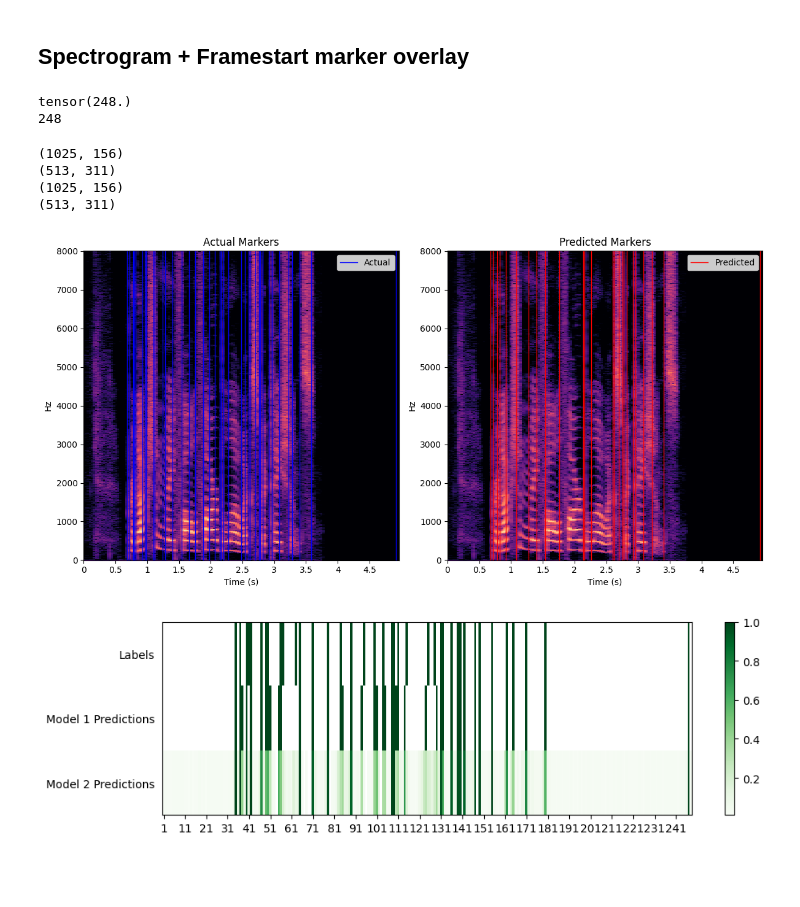
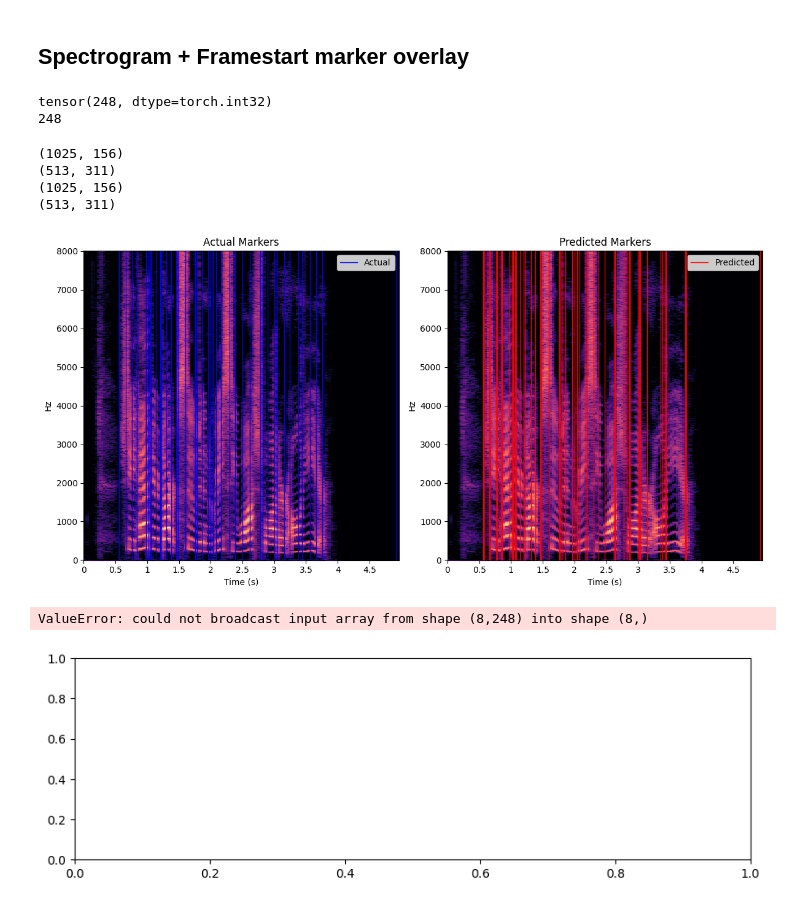
Before and after one commit to lucasdellabella/badbeagle-jupyter, a Jupyter notebook: 00_wav2vec2-timit-finetune.ipynb, the cells around one changed output. Cells and saved outputs as stored; diff of their text form; code cells hidden in the pictures; blank space fills up the shorter version.

```diff
--- a/00_wav2vec2-timit-finetune.ipynb
+++ b/00_wav2vec2-timit-finetune.ipynb
@@ -584,10 +589,10 @@ model_untrained.to(device);
 batch = next(iter(valid_loader))
 idx = 4
 batch = {
-    'input_values': batch['input_values'][idx].unsqueeze(0),
+    'input_values': batch['input_values'],#[idx].unsqueeze(0),
     'labels': {
-        'phoneme_start_idx': batch['labels']['phoneme_start_idx'][idx].unsqueeze(0),
-        'utterance': batch['labels']['utterance'][idx].unsqueeze(0)
+        'phoneme_start_idx': batch['labels']['phoneme_start_idx'],#[idx].unsqueeze(0),
+        'utterance': batch['labels']['utterance'],#[idx].unsqueeze(0)
     }
 }
 # %% [output]
@@ -692,7 +697,7 @@ from utils import get_audio_length_in_windows
 print(frame_pos_to_nth_window(batch['input_values'].shape[1]))
 print(get_audio_length_in_windows(batch['input_values'][0]))
 # %% [output]
-tensor(248.)
+tensor(248, dtype=torch.int32)
 248
 # %%
 from plots import visualize_audio_and_markers
@@ -735,7 +740,7 @@ visualize_audio_and_markers(
     sample,
     start_window,
     end_window,
-    frame_start_pred[sample_index] > 0.6,
+    frame_start_pred[sample_index] > 0.25,
     label_type='Predicted',
     color='red',
     ax=ax2
@@ -751,12 +756,13 @@ plt.show()
 (513, 311)
 (1025, 156)
 (513, 311)
-[figure, old version]
+[figure, new version]
 # %%
 # visualize_bitmask(frame_bitmask_labels.squeeze(0), frame_start_pred.squeeze(0), frame_start_pred_UN.squeeze(0))
-visualize_bitmask(frame_bitmask_labels.squeeze(0), frame_start_pred.squeeze(0) > 0.25, frame_start_pred.squeeze(0), model1_label="> 0.25 prob predictions")
+visualize_bitmask(frame_bitmask_labels.squeeze(0), frame_start_pred.squeeze(0) > 0.33, frame_start_pred.squeeze(0), model1_label="> 0.33 prob predictions")
 # %% [output]
+ValueError: could not broadcast input array from shape (8,248) into shape (8,)
-[figure, old version]
+[figure, new version]
 # %%
 from utils import save_model
 
```
Also changed, not shown: parts of 4 cells of this notebook, 2 other files.
